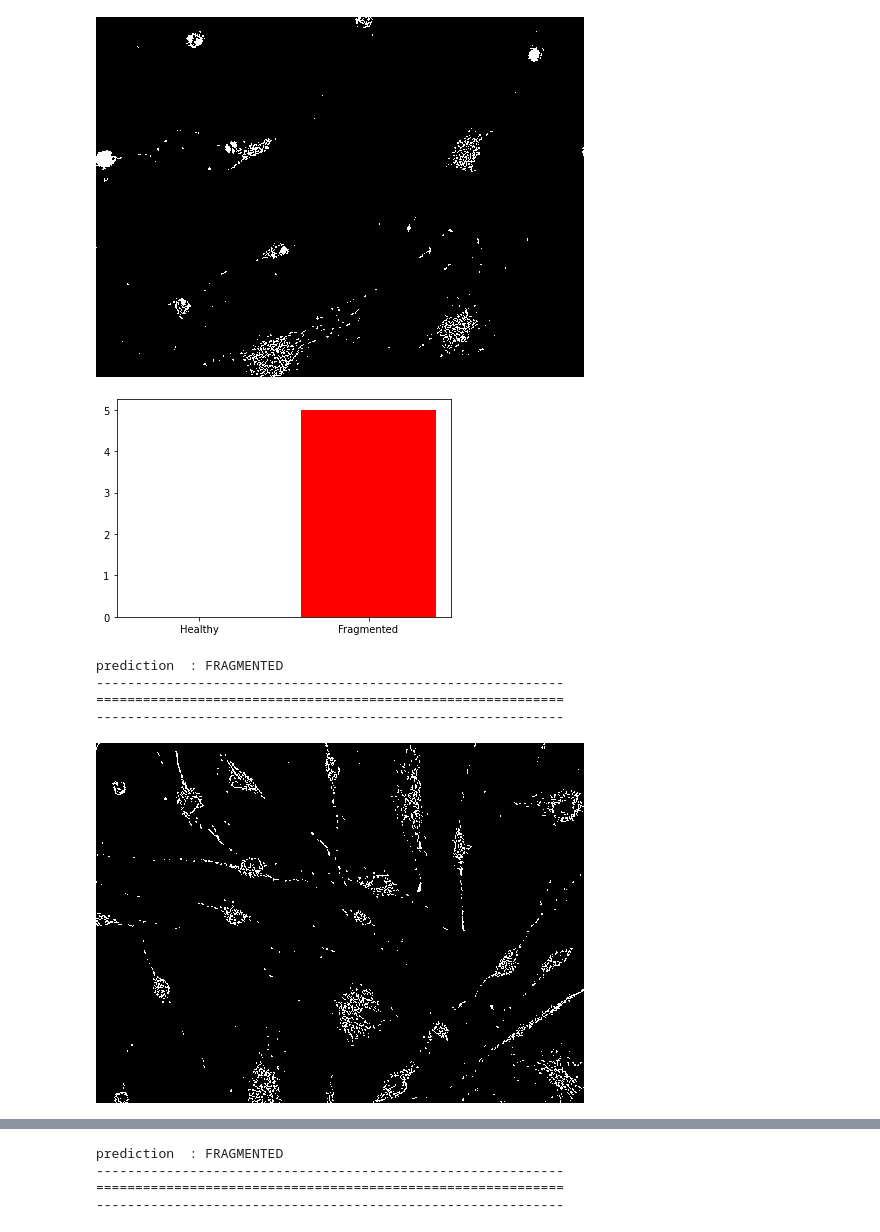
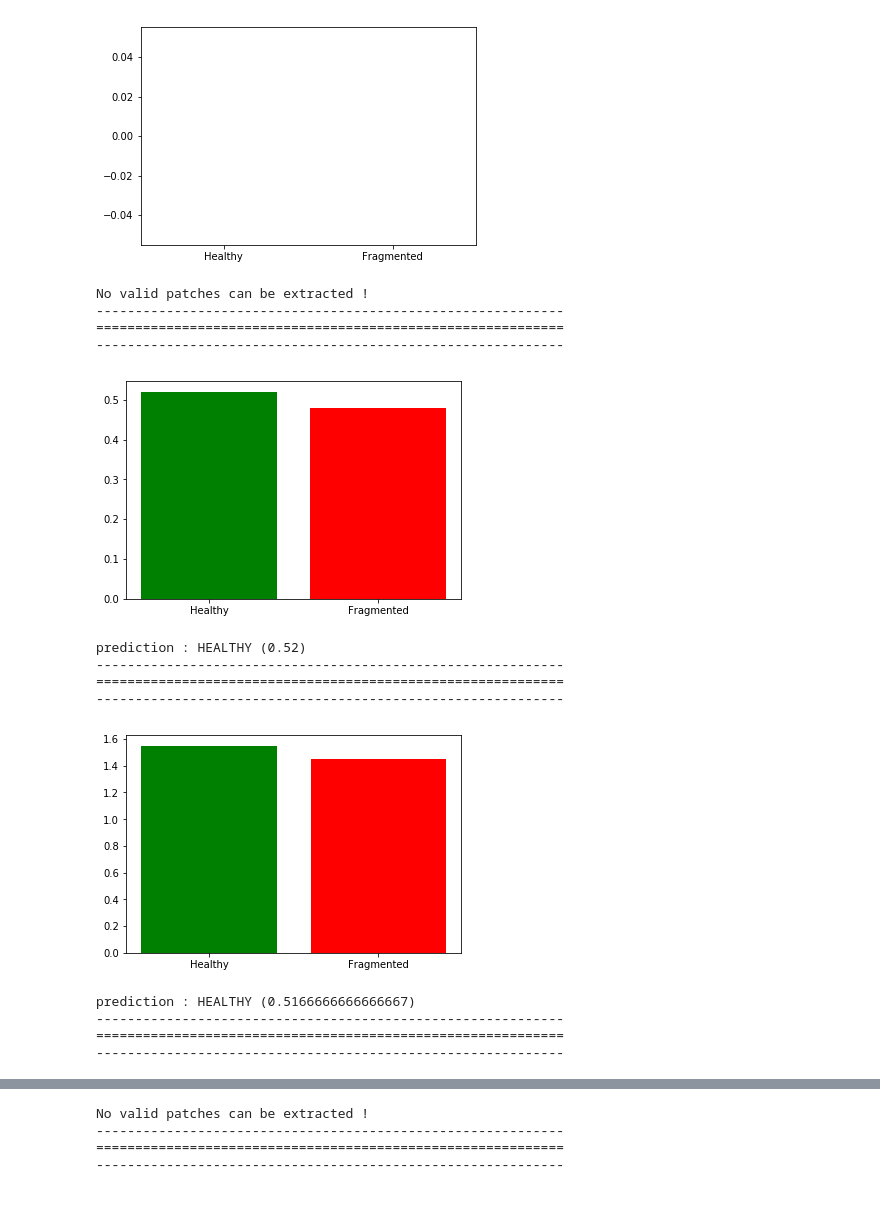
Before and after one commit to serichard1/Biosciences, a Jupyter notebook: predictionsScript.ipynb, the cells around one changed output, grey strips where cells are left out. Drawn from its saved outputs; the diff is of its cells as text; code cells hidden in the pictures; blank space fills up the shorter version.

```diff
--- a/predictionsScript.ipynb
+++ b/predictionsScript.ipynb
@@ -45,8 +45,8 @@ class AlexNet(nn.Module):
         return x
 # %%
 # load the trained model
-net = AlexNet()
-net = T.load("/home/selen/Documents/BioInfo_Master/stage BIosciences/Images_exemple/complet/end")
+#net = CheatCode()
+net = T.load("trained_net")
 net.to('cpu')
 net.eval()
 # %% [output]
@@ -142,6 +146,10 @@ def predictOne_consistent(path,img_name,size,number_patches,threshold,repeats):
     # size de ces listes = nbr de patchs ayant été prédit dans chaque classe
     frag_l = len(fragmented)
     health_l = len(healthy)
+    # somme des confiances
+    frag_l = sum(fragmented)
+    health_l = sum(healthy)
+
 
     # création d'un histogramme
     x = np.array(["Healthy", "Fragmented"])
@@ -163,10 +171,14 @@ def predictOne_consistent(path,img_name,size,number_patches,threshold,repeats):
 
     # donc si il y a une proportion de patchs ayant été prédit healthy au moins aussi importante qu'un 1/3
     # des patchs fragmented, l'image est considérée comme appartenant à un tissu sain.
-    if health_l > 0.30*frag_l:
-        print("prediction : HEALTHY")
+    #if health_l > 0.30*frag_l:
+    if health_l == 0 and frag_l == 0 :
+        print("No valid patches can be extracted !")
+        return 2
+    if health_l > frag_l:
+        print("prediction : HEALTHY (%s)"%(sum (healthy)/len(healthy)))
         return 1
-    print("prediction : FRAGMENTED")
+    print("prediction : FRAGMENTED (%s)" %(sum (fragmented)/len(fragmented)))
     return 0
 # %%
 def predictMultiples(path,size,number_patches,threshold,repeats):
@@ -176,8 +188,8 @@ def predictMultiples(path,size,number_patches,threshold,repeats):
     for img_name in listdir(path) :
         # on ouvre et affiche l'image
         im = Image.open(path+"/"+img_name)
-        im = im.resize((488,360), Image.NEAREST)
-        display(im)
+        #im = im.resize((488,360), Image.NEAREST)
+        #display(im)
 
         res = predictOne_consistent(path,img_name,size,number_patches,threshold,repeats)
         total.append(res)
@@ -187,20 +199,33 @@ def predictMultiples(path,size,number_patches,threshold,repeats):
         print("------------------------------------------------------------")
 
     healthy_mito = total.count(1)
-    print(f"il y a eu une prédiction de {healthy_mito} healthy et {len(total)-healthy_mito} fragmented sur {len(total)} images traitées")
+    frag_mito = total.count(0)
+    errors =  total.count(2)
+
+    print(f"il y a eu une prédiction de {healthy_mito} healthy et {frag_mito} fragmented sur {len(total)} images traitées")
+    if(errors >0) :
+        print("Il y a %s images intraitables" %(errors))
 # %%
-path = "path//"
-size = 320
-number_patches = 11
-threshold = 3
+path = "./Data/Images-Cytation/Experiment2_201120/Bad"
+size = 50
+number_patches = 1000
+threshold = 3000
 repeats = 10
 
 predictMultiples(path,size,number_patches,threshold,repeats)
 # %% [output]
-[figure, old version]
+[figure, new version]
+No valid patches can be extracted !
+------------------------------------------------------------
+============================================================
+------------------------------------------------------------
-[figure, old version]
+[figure, new version]
-prediction  : FRAGMENTED
-------------------------------------------------------------
-============================================================
-------------------------------------------------------------
+prediction : HEALTHY (0.52)
+------------------------------------------------------------
+============================================================
+------------------------------------------------------------
-[figure, old version]
+[figure, new version]
+prediction : HEALTHY (0.5166666666666667)
+------------------------------------------------------------
+============================================================
+------------------------------------------------------------
@@ -208,4 +233,4 @@ prediction  : FRAGMENTED
-prediction  : FRAGMENTED
-------------------------------------------------------------
-============================================================
-------------------------------------------------------------
+No valid patches can be extracted !
+------------------------------------------------------------
+============================================================
+------------------------------------------------------------
```
Also changed, not shown: parts of 4 cells of this notebook.
